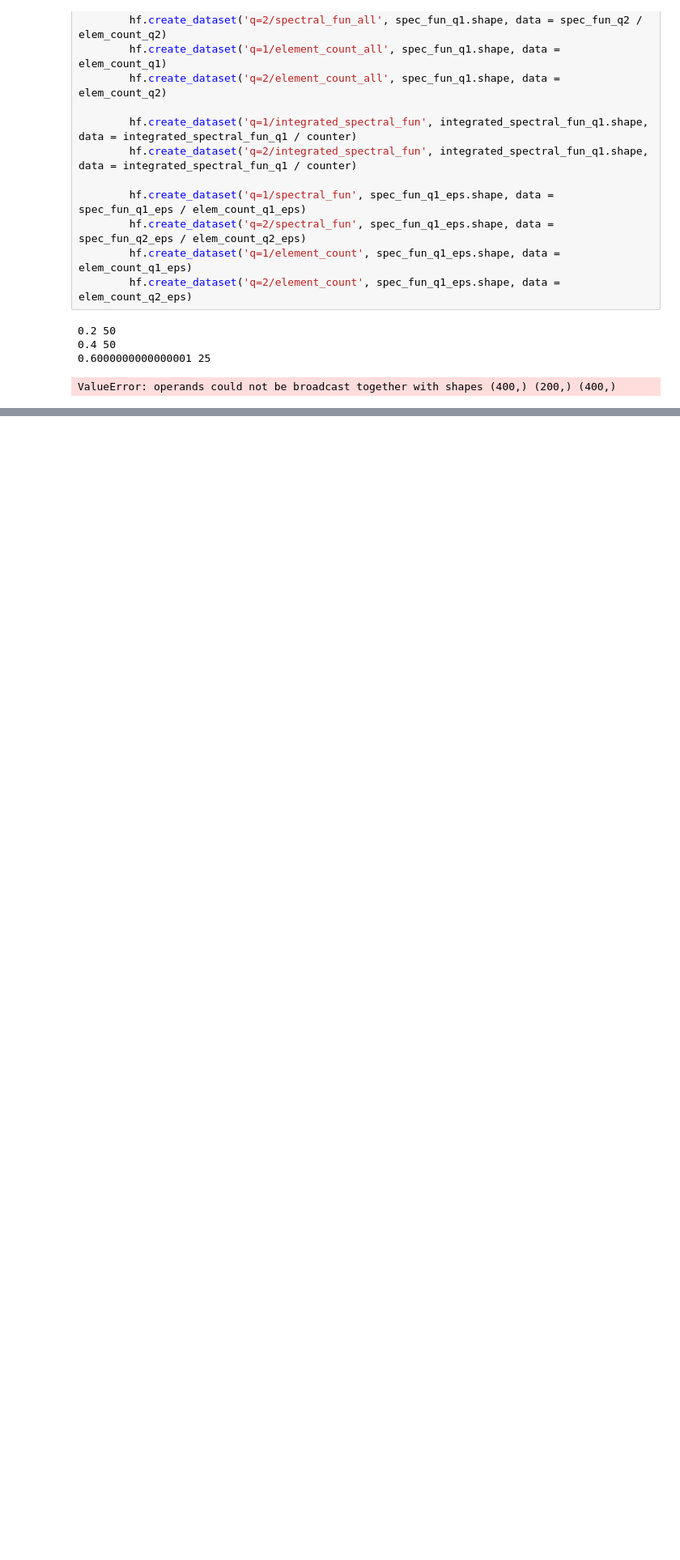
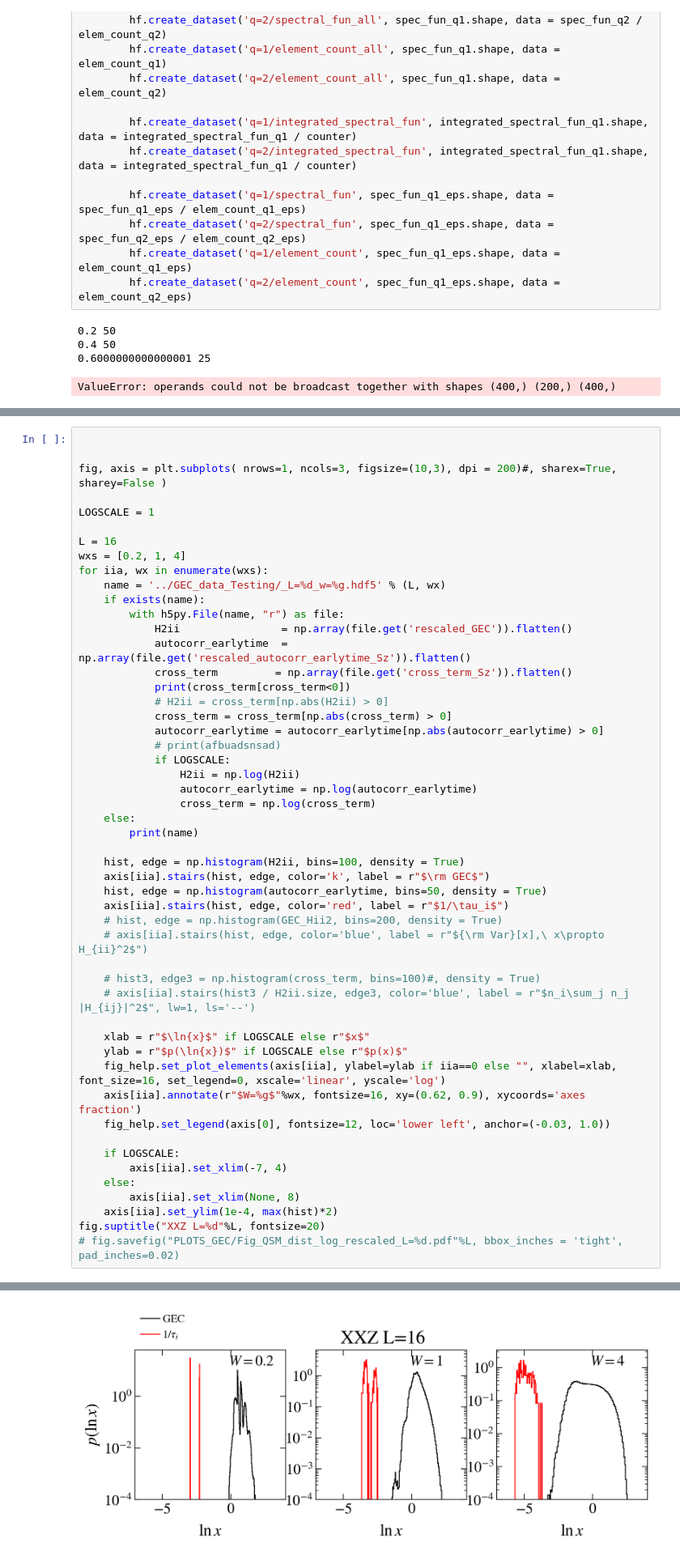
Before and after one commit to Rafal-Swietek/QHamSolver, a Jupyter notebook: XXZ/Jupyter_Python/ErgodicNonDiffusive.ipynb, the cells around one changed output, grey strips where cells are left out. Shown at 81% size. Drawn from its saved outputs; the diff is of its cells as text; blank space fills up the shorter version.

```diff
--- a/XXZ/Jupyter_Python/ErgodicNonDiffusive.ipynb
+++ b/XXZ/Jupyter_Python/ErgodicNonDiffusive.ipynb
@@ -426,0 +490,52 @@ fig.subplots_adjust(wspace = 0.02, hspace=0.02)
+# %%
+
+
+fig, axis = plt.subplots( nrows=1, ncols=3, figsize=(10,3), dpi = 200)#, sharex=True, sharey=False )
+
+LOGSCALE = 1
+
+L = 16
+wxs = [0.2, 1, 4]
+for iia, wx in enumerate(wxs):
+    name = '../GEC_data_Testing/_L=%d_w=%g.hdf5' % (L, wx)
+    if exists(name):
+        with h5py.File(name, "r") as file:
+            H2ii                = np.array(file.get('rescaled_GEC')).flatten()
+            autocorr_earlytime  = np.array(file.get('rescaled_autocorr_earlytime_Sz')).flatten()
+            cross_term         = np.array(file.get('cross_term_Sz')).flatten()
+            print(cross_term[cross_term<0])
+            # H2ii = cross_term[np.abs(H2ii) > 0]
+            cross_term = cross_term[np.abs(cross_term) > 0]
+            autocorr_earlytime = autocorr_earlytime[np.abs(autocorr_earlytime) > 0]
+            # print(afbuadsnsad)
+            if LOGSCALE:
+                H2ii = np.log(H2ii)
+                autocorr_earlytime = np.log(autocorr_earlytime)
+                cross_term = np.log(cross_term)
+    else:
+        print(name)
+
+    hist, edge = np.histogram(H2ii, bins=100, density = True)
+    axis[iia].stairs(hist, edge, color='k', label = r"$\rm GEC$")
+    hist, edge = np.histogram(autocorr_earlytime, bins=50, density = True)
+    axis[iia].stairs(hist, edge, color='red', label = r"$1/\tau_i$")
+    # hist, edge = np.histogram(GEC_Hii2, bins=200, density = True)
+    # axis[iia].stairs(hist, edge, color='blue', label = r"${\rm Var}[x],\ x\propto H_{ii}^2$")
+
+    # hist3, edge3 = np.histogram(cross_term, bins=100)#, density = True)
+    # axis[iia].stairs(hist3 / H2ii.size, edge3, color='blue', label = r"$n_i\sum_j n_j |H_{ij}|^2$", lw=1, ls='--')
+
+    xlab = r"$\ln{x}$" if LOGSCALE else r"$x$"
+    ylab = r"$p(\ln{x})$" if LOGSCALE else r"$p(x)$"
+    fig_help.set_plot_elements(axis[iia], ylabel=ylab if iia==0 else "", xlabel=xlab, font_size=16, set_legend=0, xscale='linear', yscale='log')
+    axis[iia].annotate(r"$W=%g$"%wx, fontsize=16, xy=(0.62, 0.9), xycoords='axes fraction')
+    fig_help.set_legend(axis[0], fontsize=12, loc='lower left', anchor=(-0.03, 1.0))
+
+    if LOGSCALE:
+        axis[iia].set_xlim(-7, 4)
+    else:
+        axis[iia].set_xlim(None, 8)
+    axis[iia].set_ylim(1e-4, max(hist)*2)
+fig.suptitle("XXZ L=%d"%L, fontsize=20)
+# fig.savefig("PLOTS_GEC/Fig_QSM_dist_log_rescaled_L=%d.pdf"%L, bbox_inches = 'tight', pad_inches=0.02)
+# %% [output]
@@ -426,0 +546 @@ fig.subplots_adjust(wspace = 0.02, hspace=0.02)
+[figure, added]
```
Also changed, not shown: parts of 9 cells of this notebook, 1 other file.
